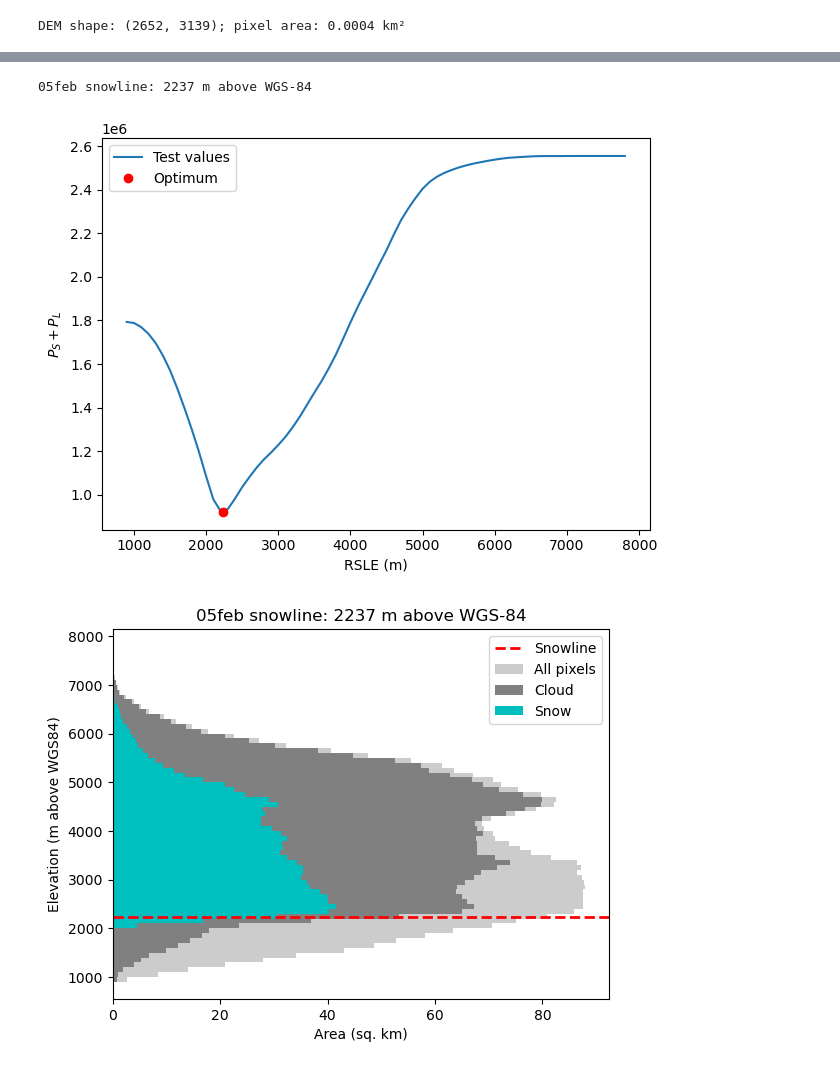
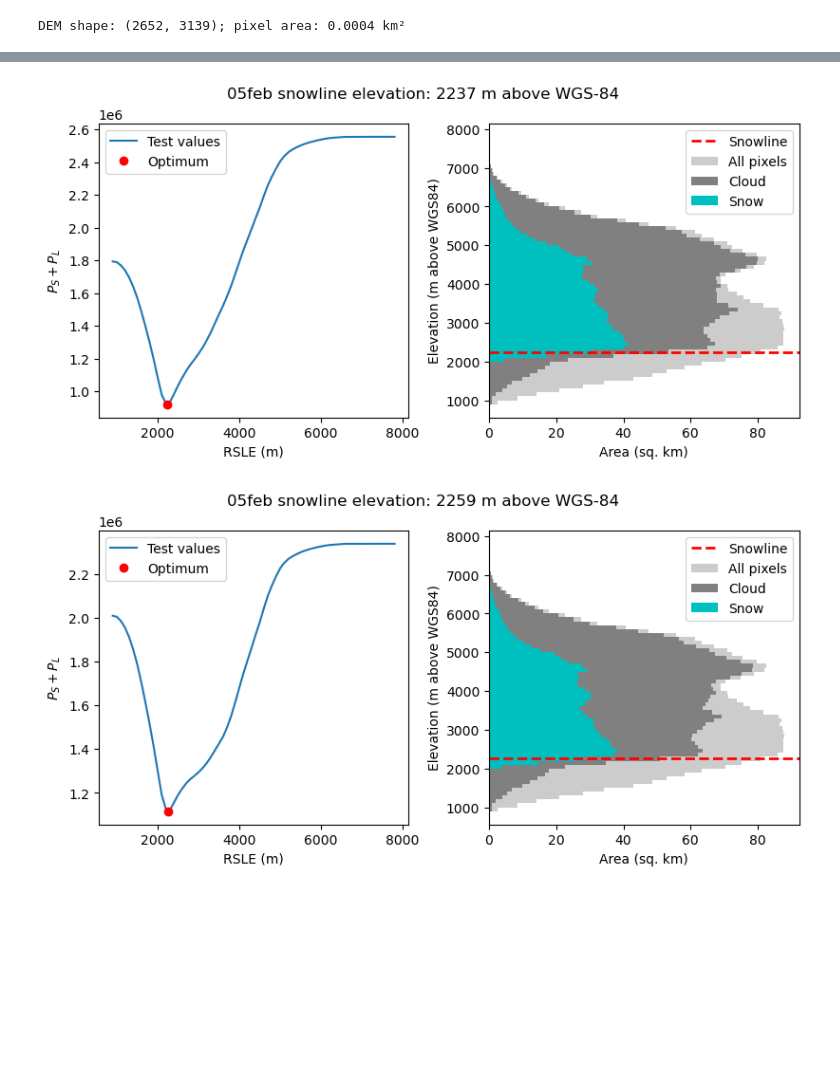
Before and after one commit to sgascoin/snowChamoli, a Jupyter notebook: plotSnowLine.ipynb, the cells around one changed output, grey strips where cells are left out. Saved outputs shown, nothing was run; the diff lists cells and outputs as text; code cells hidden in the pictures; blank space fills up the shorter version.

Commit message:
add fractional version of the algo

```diff
--- a/plotSnowLine.ipynb
+++ b/plotSnowLine.ipynb
@@ -75,36 +93,30 @@ def analyze_snowline(date):
 # %%
-result = analyze_snowline("05feb")
-print(f"{result['date']} snowline: {result['snowline']:.4g} m above WGS-84")
+# Test the snowline determination on 100 m elevation steps for both binary and fractional snow cover
+result_binary = analyze_snowline("05feb", fractional=False)
+result_fractional = analyze_snowline("05feb", fractional=True)
+
+for result in [result_binary, result_fractional]:
+        s = f"{result['date']} snowline elevation: {result['snowline']:.4g} m above WGS-84"
+        test_elevations = np.arange(result["z1"], result["z2"] + 100, 100)
+        test_values = np.array([result["objective"](elevation) for elevation in test_elevations])
+
+        fig, ax = plt.subplots(1,2, figsize=(8, 4), constrained_layout=True)
+        ax[0].plot(test_elevations, test_values, "-")
+        ax[0].plot(result["snowline"], result["objective"](result["snowline"]), "ro")
+        ax[0].set(ylabel=r"$P_S + P_L$", xlabel="RSLE (m)")
+        ax[0].legend(["Test values", "Optimum"])
+
+        height = np.diff(result["edges"])
+        ax[1].barh(result["centers"], result["all_counts"] * pixel_area_km2, height=height,
+                color="0.8", label="All pixels")
+        ax[1].barh(result["centers"], (result["cloud_counts"] + result["snow_counts"]) * pixel_area_km2,
+                height=height, color="0.5", label="Cloud")
+        ax[1].barh(result["centers"], result["snow_counts"] * pixel_area_km2,
+                height=height, color="c", label="Snow")
+        ax[1].axhline(result["snowline"], color="r", linestyle="--", linewidth=2, label="Snowline")
+        ax[1].set(xlabel="Area (sq. km)", ylabel="Elevation (m above WGS84)")
+        ax[1].legend()
+        plt.suptitle(s)
 # %% [output]
-05feb snowline: 2237 m above WGS-84
+[figure, added]
+[figure, added]
-# %%
-# Test the snowline determination on 100 m elevation steps
-test_elevations = np.arange(result["z1"], result["z2"] + 100, 100)
-test_values = np.array([result["objective"](elevation) for elevation in test_elevations])
-
-fig, ax = plt.subplots()
-ax.plot(test_elevations, test_values, "-")
-ax.plot(result["snowline"], result["objective"](result["snowline"]), "ro")
-ax.set(ylabel=r"$P_S + P_L$", xlabel="RSLE (m)")
-ax.legend(["Test values", "Optimum"])
-fig.tight_layout()
-plt.show()
-# %% [output]
-[figure, removed]
-# %%
-# Plot areas by elevation
-fig, ax = plt.subplots()
-height = np.diff(result["edges"])
-ax.barh(result["centers"], result["all_counts"] * pixel_area_km2, height=height,
-        color="0.8", label="All pixels")
-ax.barh(result["centers"], (result["cloud_counts"] + result["snow_counts"]) * pixel_area_km2,
-        height=height, color="0.5", label="Cloud")
-ax.barh(result["centers"], result["snow_counts"] * pixel_area_km2,
-        height=height, color="c", label="Snow")
-ax.axhline(result["snowline"], color="r", linestyle="--", linewidth=2, label="Snowline")
-ax.set(xlabel="Area (sq. km)", ylabel="Elevation (m above WGS84)")
-ax.set_title(f"{result['date']} snowline: {result['snowline']:.4g} m above WGS-84")
-ax.legend()
-plt.show()
-# %% [output]
-[figure, removed]
```
Also changed, not shown: parts of 6 cells of this notebook.
